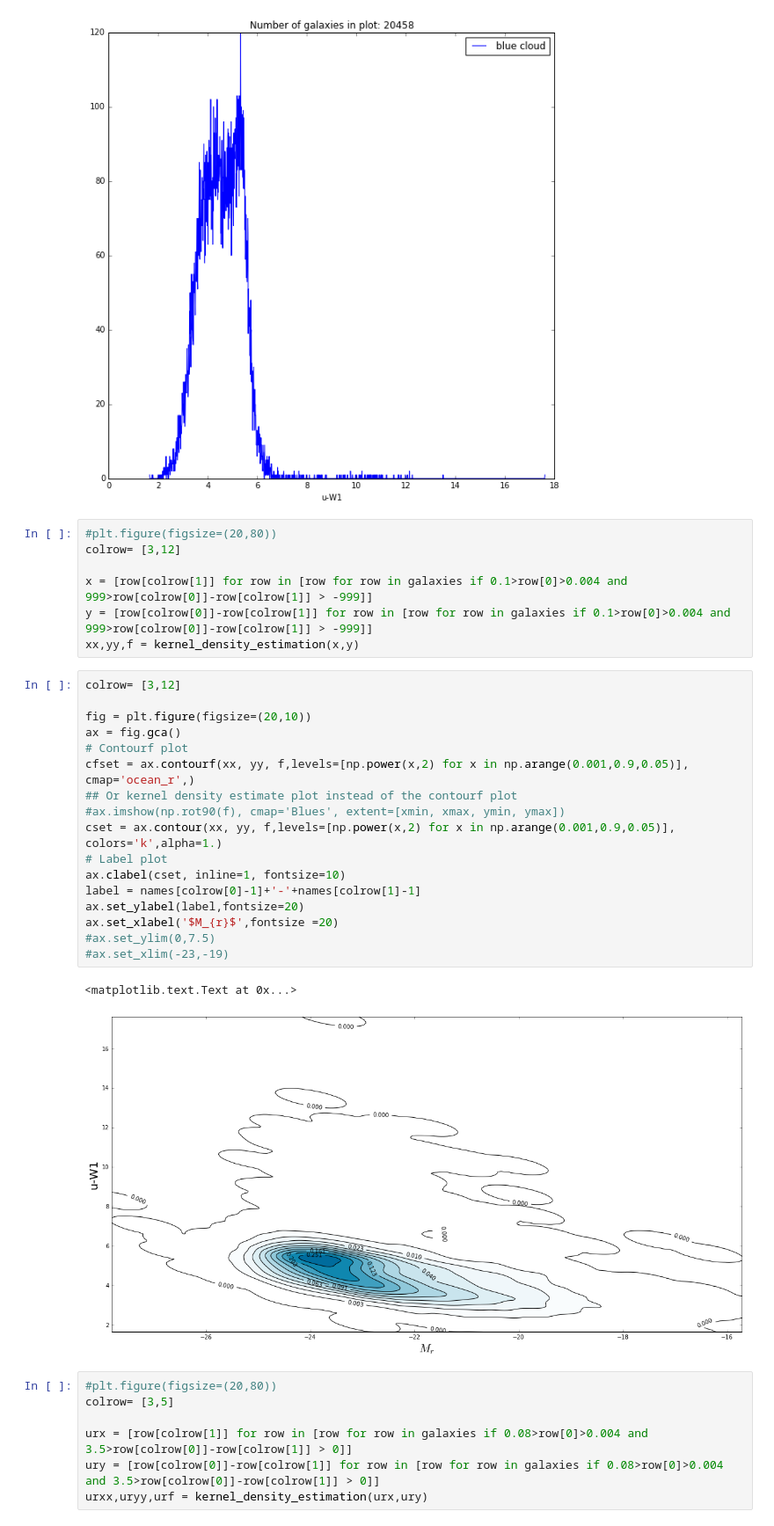
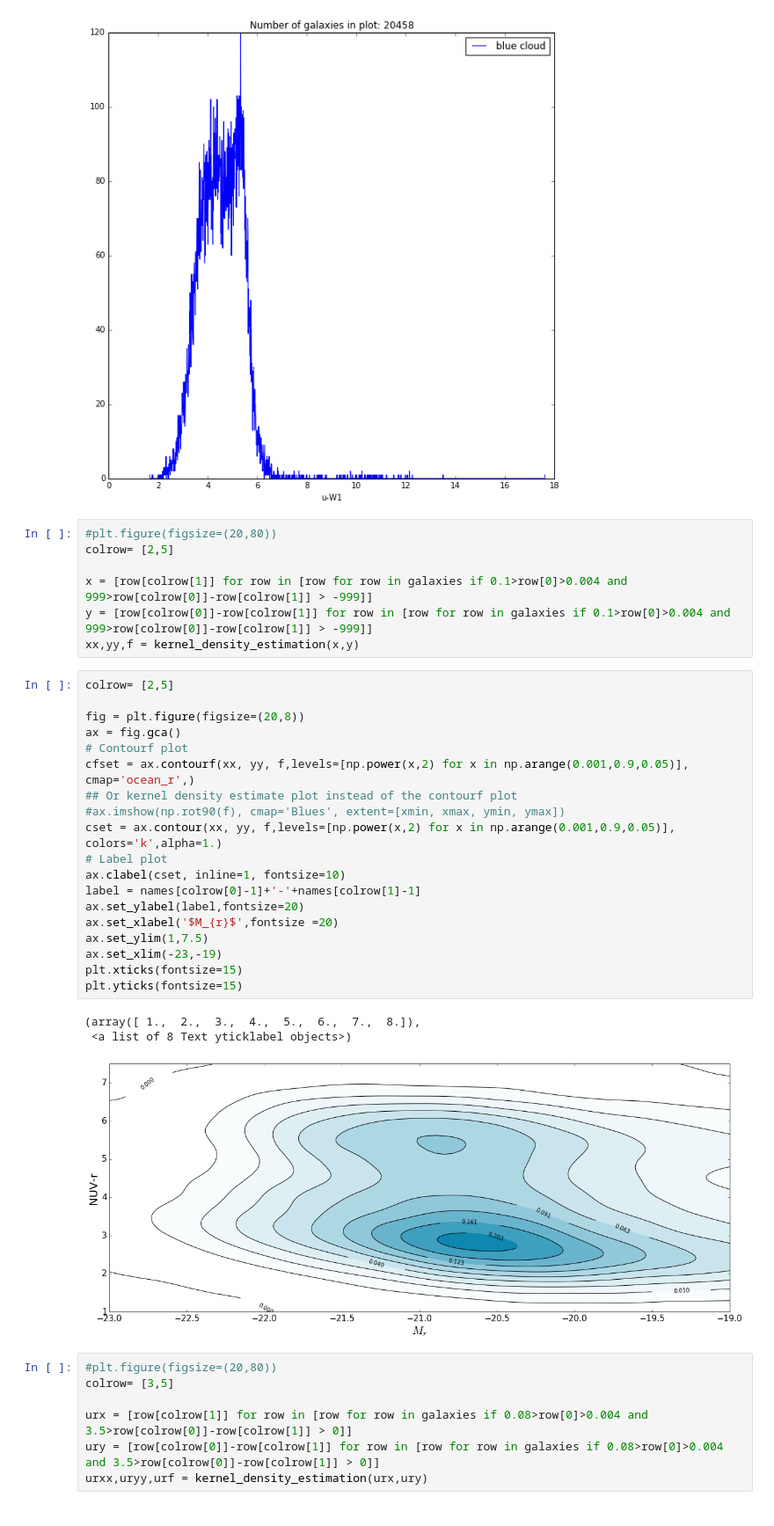
Before and after one commit to calumhrmurray/MPhysProject, a Jupyter notebook: analysis/final_cmds/without_FUV_cmds.ipynb, the cells around one changed output. Shown: that part at 88% size. Drawn from its saved outputs; the diff is of its cells as text.

```diff
--- a/analysis/final_cmds/without_FUV_cmds.ipynb
+++ b/analysis/final_cmds/without_FUV_cmds.ipynb
@@ -74,31 +71,34 @@ plt.xlabel(label)
 [figure]
 # %%
 #plt.figure(figsize=(20,80))
-colrow= [3,12]
+colrow= [2,5]
 
 x = [row[colrow[1]] for row in [row for row in galaxies if 0.1>row[0]>0.004 and 999>row[colrow[0]]-row[colrow[1]] > -999]]
 y = [row[colrow[0]]-row[colrow[1]] for row in [row for row in galaxies if 0.1>row[0]>0.004 and 999>row[colrow[0]]-row[colrow[1]] > -999]]
 xx,yy,f = kernel_density_estimation(x,y)
 # %%
-colrow= [3,12]
+colrow= [2,5]
 
-fig = plt.figure(figsize=(20,10))
+fig = plt.figure(figsize=(20,8))
 ax = fig.gca()
 # Contourf plot
 cfset = ax.contourf(xx, yy, f,levels=[np.power(x,2) for x in np.arange(0.001,0.9,0.05)], cmap='ocean_r',)
 ## Or kernel density estimate plot instead of the contourf plot
 #ax.imshow(np.rot90(f), cmap='Blues', extent=[xmin, xmax, ymin, ymax])
 cset = ax.contour(xx, yy, f,levels=[np.power(x,2) for x in np.arange(0.001,0.9,0.05)], colors='k',alpha=1.)
 # Label plot
 ax.clabel(cset, inline=1, fontsize=10)
 label = names[colrow[0]-1]+'-'+names[colrow[1]-1]
 ax.set_ylabel(label,fontsize=20)
 ax.set_xlabel('$M_{r}$',fontsize =20)
-#ax.set_ylim(0,7.5)
-#ax.set_xlim(-23,-19)
+ax.set_ylim(1,7.5)
+ax.set_xlim(-23,-19)
+plt.xticks(fontsize=15)
+plt.yticks(fontsize=15)
 # %% [output]
-<matplotlib.text.Text at 0x...>
+(array([ 1.,  2.,  3.,  4.,  5.,  6.,  7.,  8.]),
+ <a list of 8 Text yticklabel objects>)
-[figure, old version]
+[figure, new version]
 # %%
 #plt.figure(figsize=(20,80))
 colrow= [3,5]
```
Also changed, not shown: parts of 6 cells of this notebook, 10 other files.
